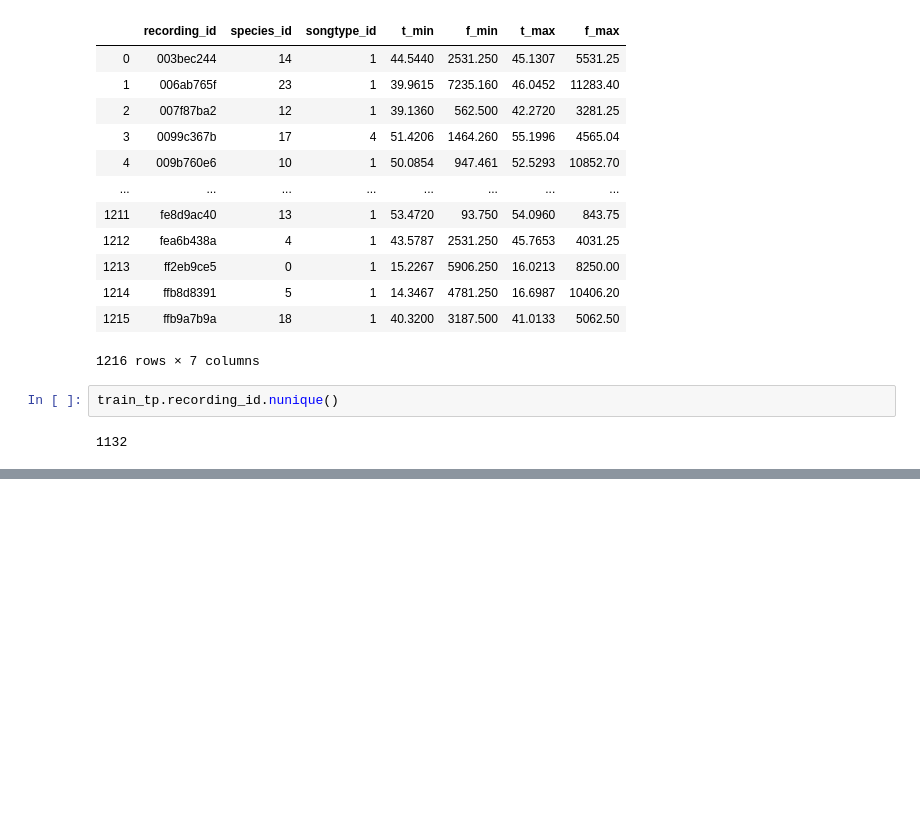
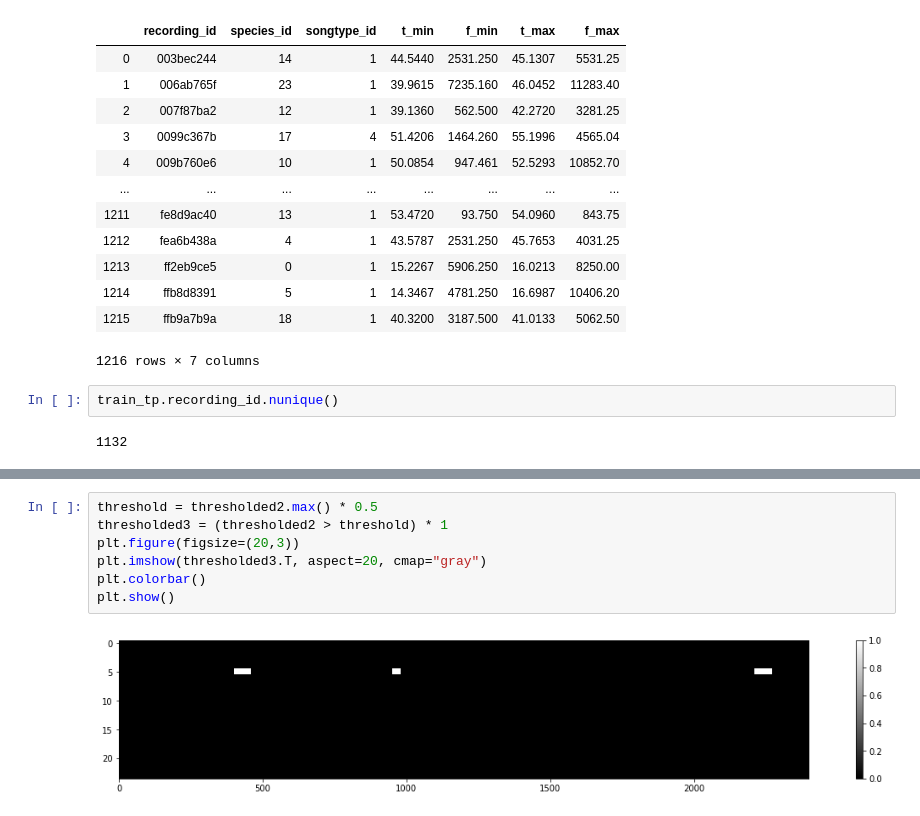
Before and after one commit to kuto5046/kaggle-rainforest, a Jupyter notebook: notebook/SED.ipynb, the cells around one changed output, grey strips where cells are left out. Saved outputs shown, nothing was run; the diff lists cells and outputs as text; blank space fills up the shorter version.

```diff
--- a/notebook/SED.ipynb
+++ b/notebook/SED.ipynb
@@ -155,0 +196,9 @@ train_tp.recording_id.nunique()
+# %%
+threshold = thresholded2.max() * 0.5
+thresholded3 = (thresholded2 > threshold) * 1
+plt.figure(figsize=(20,3))
+plt.imshow(thresholded3.T, aspect=20, cmap="gray")
+plt.colorbar()
+plt.show()
+# %% [output]
+[figure, added]
```
Also changed, not shown: parts of 6 cells of this notebook, 3 other files.
